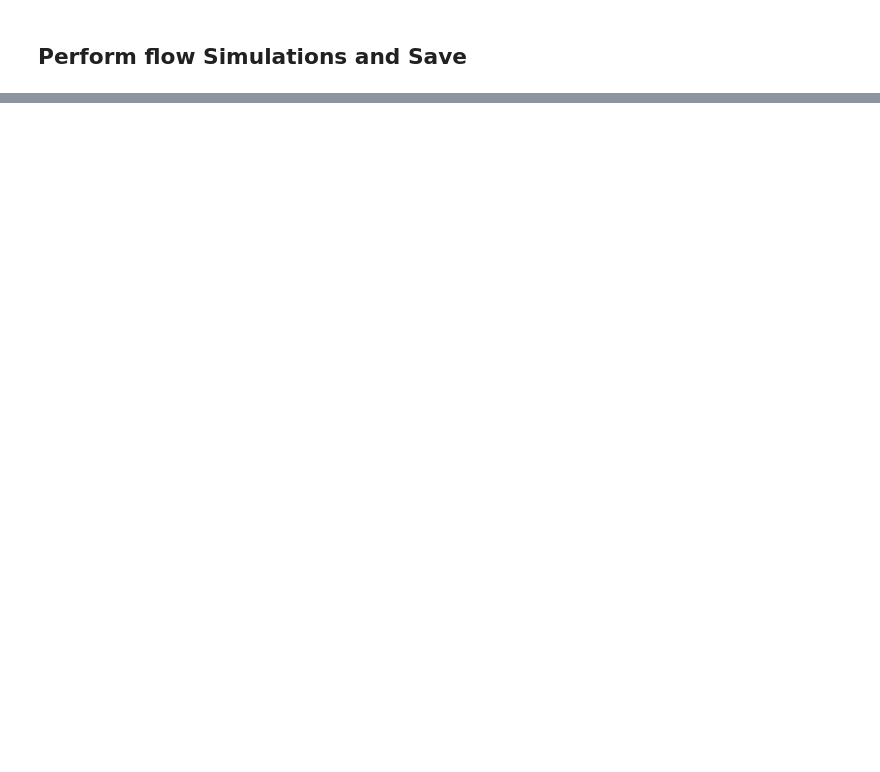
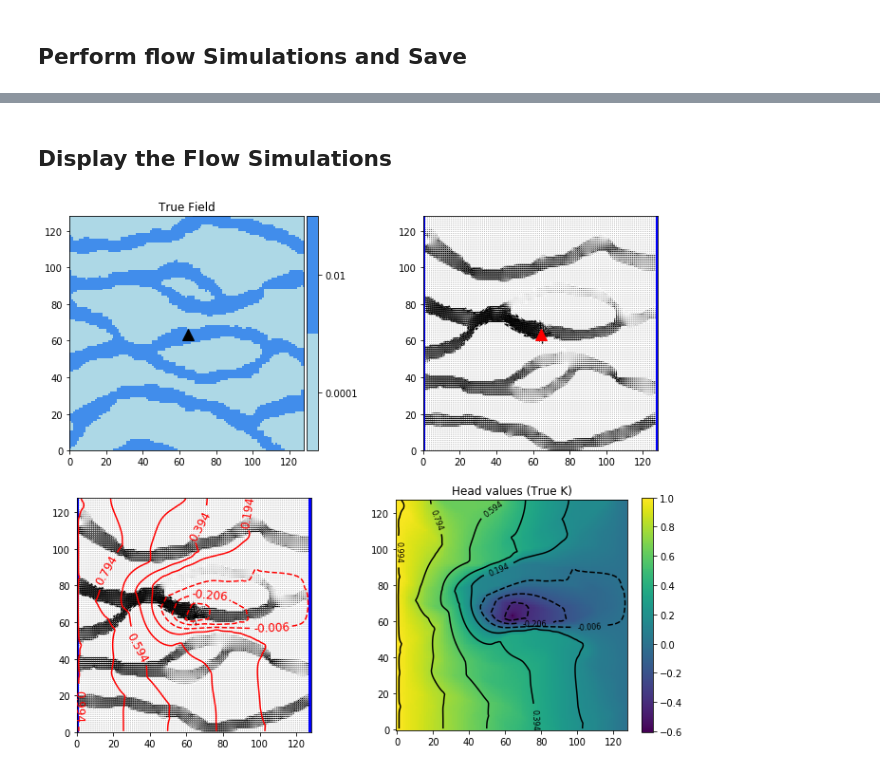
Before and after one commit to yasindagasan/MODFLOW-MPS, a Jupyter notebook: MPS_and_flow.ipynb, the cells around one changed output, grey strips where cells are left out. Drawn from its saved outputs; the diff is of its cells as text; code cells hidden in the pictures; blank space fills up the shorter version.

```diff
--- a/MPS_and_flow.ipynb
+++ b/MPS_and_flow.ipynb
@@ -162,0 +198,63 @@ else:
+# %% [markdown]
+##  Display the Flow Simulations
+# %%
+
+fig_flow, ax = plt.subplots(2, 2, figsize=(12,10))
+plt.subplot(2, 2, 1, aspect='equal')
+hds = bf.HeadFile(mf_trueK.model_ws+"/"+ mf_trueK.modelname + '.hds')
+head = hds.get_data(totim=1.0)
+levelsDefine = np.arange(np.min(head),np.max(head),0.2)
+extent = (mf_trueK.delr / 2, mf_trueK.Lx - mf_trueK.delr / 2,
+          mf_trueK.Ly - mf_trueK.delc / 2, mf_trueK.delc / 2)
+#plt.contour(head[0, :, :], levels=levelsDefine, extent=extent)
+# plt.plot(headsInd[:,0],headsInd[:,1],'.',markersize=14, color="black")
+
+imgplt.drawImage2D(trueK,iv=0,
+                   categ=True,  categCol=col,
+                   title='True Field', colorbar_pad_fraction=0.2)
+plt.plot(wpt[0],wpt[1],'k^:',markersize=12)
+
+
+plt.subplot(2, 2, 2, aspect='equal')
+hds = bf.HeadFile( mf_trueK.model_ws+"/"+ mf_trueK.modelname+'.hds')
+times = hds.get_times()
+head = hds.get_data(totim=times[-1])
+levels = np.linspace(0, 10, 5) # contour spacing
+
+cbb = bf.CellBudgetFile( mf_trueK.model_ws+"/"+ mf_trueK.modelname+'.cbc')
+kstpkper_list = cbb.get_kstpkper()
+frf = cbb.get_data(text='FLOW RIGHT FACE', totim=times[-1])[0]
+fff = cbb.get_data(text='FLOW FRONT FACE', totim=times[-1])[0]
+
+modelmap = flopy.plot.ModelMap(model=predTrueK[1], layer=0)
+qm = modelmap.plot_ibound()
+#cs = modelmap.contour_array(head, levels=levelsDefine, colors='b')
+quiver = modelmap.plot_discharge(frf, fff, head=head, istep=5, jstep=6)
+#plt.clabel(cs, inline=1, fontsize=12)
+plt.plot(wpt[0],wpt[1],'r^:',markersize=12)
+# plt.plot(headsInd[:,0],headsInd[:,1],'.',markersize=14, color="red")
+
+
+modelmap = flopy.plot.ModelMap(model=predTrueK[1], layer=0)
+qm = modelmap.plot_ibound()
+plt.subplot(2, 2, 3, aspect='equal')
+modelmap = flopy.plot.ModelMap(model=predTrueK[1], layer=0)
+qm = modelmap.plot_ibound()
+cs = modelmap.contour_array(head, levels=levelsDefine, colors='red')
+quiver = modelmap.plot_discharge(frf, fff, head=head, istep=5, jstep=6)
+plt.clabel(cs, inline=1, fontsize=12)
+
+
+plt.subplot(2, 2, 4, aspect='equal')
+plt.imshow(head[0, ::-1, :], origin="lower")
+plt.colorbar()
+plt.title("Head values (True K)")
+#hds.plot()
+#plt.clabel(cs, inline=0, fontsize=8,)
+#quadmesh = modelmap.plot_bc('WEL', kper=5, plotAll=True)
+contours=plt.contour(head[0, ::-1, :],3, origin="lower", levels=levelsDefine,colors="black")
+plt.clabel(contours, inline=True, fontsize=8)
+# plt.plot(headsInd[:,0],headsInd[:,1],'.',markersize=14, color="black")
+plt.savefig('results/plots/flow_simulations_trueK.png')
+# %% [output]
+[figure, added]
```
Also changed, not shown: parts of 7 cells of this notebook, 3 other files.
